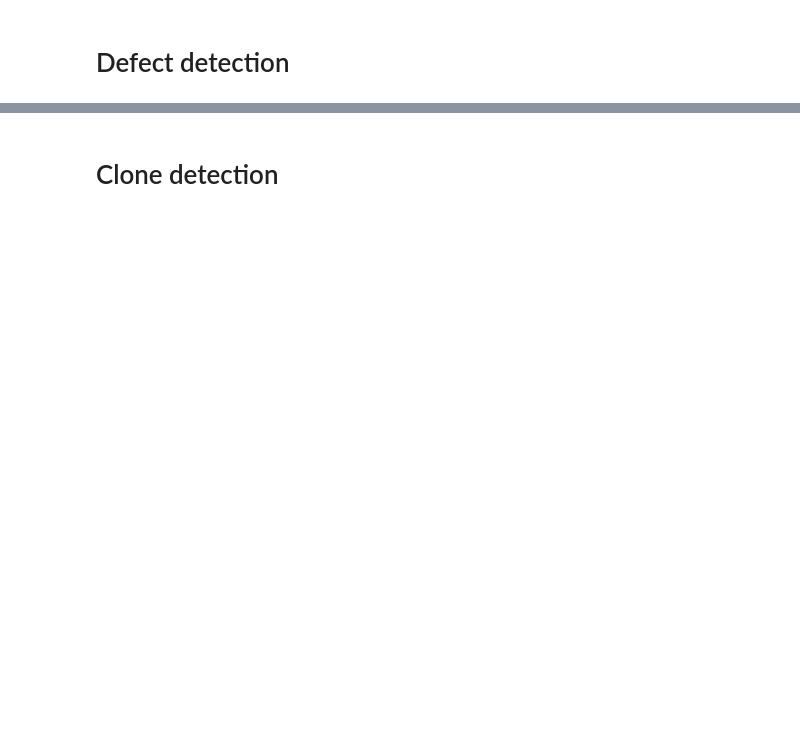
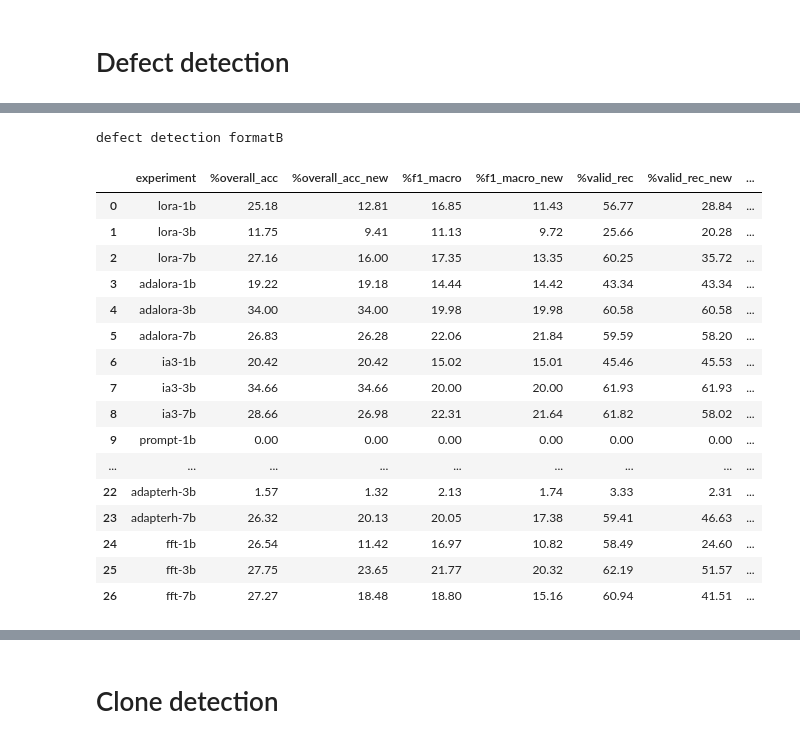
Before and after one commit to ReinDeer25/bigcode-evaluation-harness, a Jupyter notebook: metric_calculation.ipynb, the cells around one changed output, grey strips where cells are left out. Drawn from its saved outputs; the diff is of its cells as text; code cells hidden in the pictures; blank space fills up the shorter version.

```diff
--- a/metric_calculation.ipynb
+++ b/metric_calculation.ipynb
@@ -72,6 +94,6 @@ file_list = [f"{model}-{method}" for method in methods for model in models]
 # %% [markdown]
 # Defect detection
 # %%
-from datasets import load_dataset
+from datasets import load_dataset,concatenate_datasets
 d = load_dataset("code_x_glue_cc_defect_detection", split='test')
-labels = list(map(str, map(int, d['target'])))
+dd_labels = list(map(str, map(int, d['target'])))
@@ -137,0 +104,27 @@ df
+# %%
+defect_positive = ['yes','there is a','ere is a','has a defect','contains a defect']
+defect_negative = ['no','there is no defect']
+
+dd_path = ['.\\run_result\\generations_','_fullB.json']
+
+print("defect detection formatB")
+summary_table(file_list,dd_path,dd_labels,defect_positive,defect_negative)
+# %% [output]
+defect detection formatB
+|  | experiment | %overall_acc | %overall_acc_new | %f1_macro | %f1_macro_new | %valid_rec | %valid_rec_new | ... |
+| 0 | lora-1b | 25.18 | 12.81 | 16.85 | 11.43 | 56.77 | 28.84 | ... |
+| 1 | lora-3b | 11.75 | 9.41 | 11.13 | 9.72 | 25.66 | 20.28 | ... |
+| 2 | lora-7b | 27.16 | 16.00 | 17.35 | 13.35 | 60.25 | 35.72 | ... |
+| 3 | adalora-1b | 19.22 | 19.18 | 14.44 | 14.42 | 43.34 | 43.34 | ... |
+| 4 | adalora-3b | 34.00 | 34.00 | 19.98 | 19.98 | 60.58 | 60.58 | ... |
+| 5 | adalora-7b | 26.83 | 26.28 | 22.06 | 21.84 | 59.59 | 58.20 | ... |
+| 6 | ia3-1b | 20.42 | 20.42 | 15.02 | 15.01 | 45.46 | 45.53 | ... |
+| 7 | ia3-3b | 34.66 | 34.66 | 20.00 | 20.00 | 61.93 | 61.93 | ... |
+| 8 | ia3-7b | 28.66 | 26.98 | 22.31 | 21.64 | 61.82 | 58.02 | ... |
+| 9 | prompt-1b | 0.00 | 0.00 | 0.00 | 0.00 | 0.00 | 0.00 | ... |
+| ... | ... | ... | ... | ... | ... | ... | ... | ... |
+| 22 | adapterh-3b | 1.57 | 1.32 | 2.13 | 1.74 | 3.33 | 2.31 | ... |
+| 23 | adapterh-7b | 26.32 | 20.13 | 20.05 | 17.38 | 59.41 | 46.63 | ... |
+| 24 | fft-1b | 26.54 | 11.42 | 16.97 | 10.82 | 58.49 | 24.60 | ... |
+| 25 | fft-3b | 27.75 | 23.65 | 21.77 | 20.32 | 62.19 | 51.57 | ... |
+| 26 | fft-7b | 27.27 | 18.48 | 18.80 | 15.16 | 60.94 | 41.51 | ... |
```
Also changed, not shown: parts of 12 cells of this notebook.
